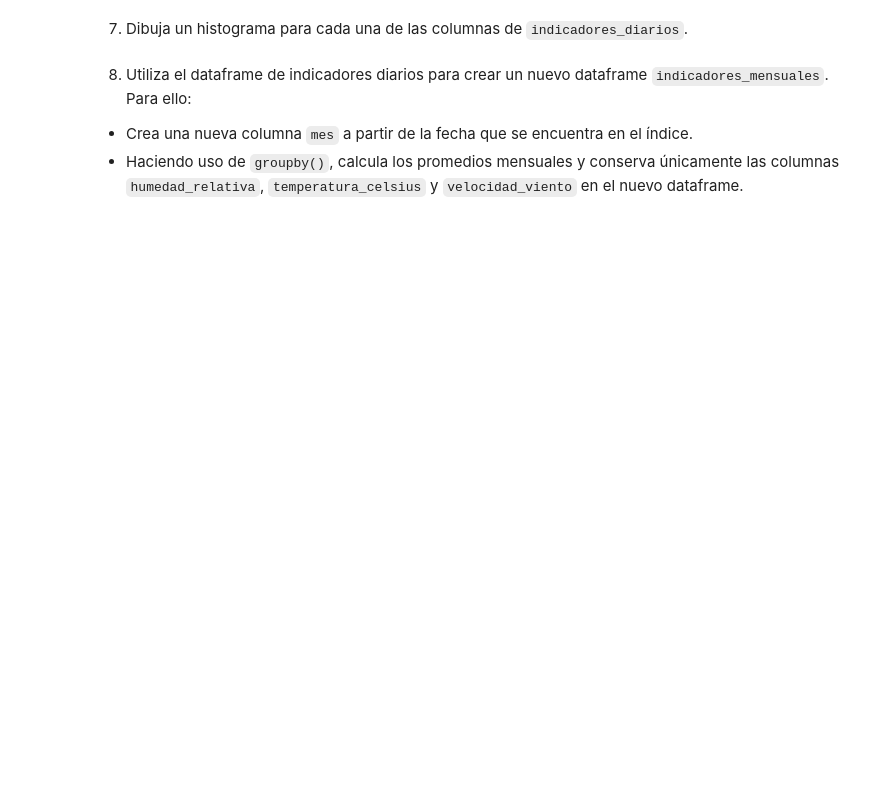
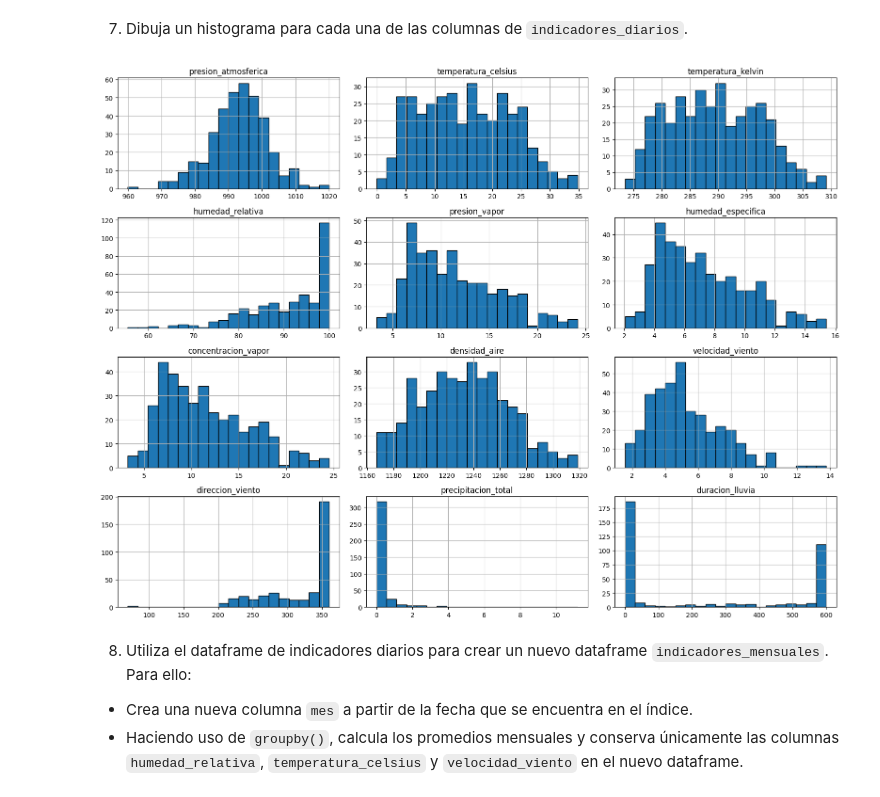
Before and after one commit to AlejandroC-25/Ciencia-y-analitica-de-datos-A00835060-, a Jupyter notebook: Actividad2AnalisisPandas.ipynb, the cells around one changed output. Cells and saved outputs as stored; diff of their text form; code cells hidden in the pictures; blank space fills up the shorter version.

```diff
--- a/Actividad2AnalisisPandas.ipynb
+++ b/Actividad2AnalisisPandas.ipynb
@@ -64,3 +167,11 @@ pd.set_option('display.max_columns', None)
 3. Determina la cantidad de valores únicos de cada columna.
 - La columna `medicion` tiene un valor menos que el número total de filas del dataframe, lo que indica que hay una fecha duplicada. Identifica cuál es.
 - Comprueba si las demás columnas también contienen los mismos valores; si es así, elimina  uno de los registros duplicados.
+# %%
+print(weather_df.nunique())
+
+registro_duplicado = weather_df[weather_df.duplicated(subset='medicion', keep=False)]
+display(registro_duplicado)
+
+weather_df = weather_df.drop_duplicates(subset='medicion', keep='first').reset_index(drop=True)
+print(f'Registros luego de eliminar el duplicado: {weather_df.shape[0]}')
@@ -69,3 +201,13 @@ pd.set_option('display.max_columns', None)
 - ¿Por qué son 144 horas diferentes?
 - La cantidad de combinaciones únicas de fecha y hora no coincide con el número total de mediciones. Aunque no haya valores NaN, esto no garantiza que no se hayan omitido registros. Identifica las fechas en las que faltan mediciones.
 - Una vez concluido el análisis de mediciones faltantes, elimina todos los registros que no correspondan al año 2020 y la columna `medicion`.
+# %%
+print(weather_df.nunique())
+
+mediciones_por_fecha = weather_df.groupby('fecha').size()
+fechas_incompletas = mediciones_por_fecha[mediciones_por_fecha != 144]
+print('Fechas con un número de mediciones distinto de 144:')
+print(fechas_incompletas)
+
+weather_df = weather_df[weather_df['medicion'].dt.year == 2020].drop(columns=['medicion']).reset_index(drop=True)
+print(f'Dimensión final de weather_df: {weather_df.shape}')
@@ -74,3 +234,20 @@ pd.set_option('display.max_columns', None)
 - ¿Cuál fue la máxima precipitación y a qué fecha pertenece?
 - ¿Cuáles fueron los tres días con las velocidades de viento más altas registradas?
 - ¿Cuántos días rebasaron el 90% de humedad relativa y los 30° celsius?
+# %%
+indicadores_diarios = weather_df.groupby('fecha').max(numeric_only=True)
+display(indicadores_diarios.head())
+
+precip_max = indicadores_diarios['precipitacion_total'].max()
+fecha_precip_max = indicadores_diarios['precipitacion_total'].idxmax()
+print(f'Precipitación máxima: {precip_max} mm — fecha: {fecha_precip_max}')
+
+top3_viento = indicadores_diarios['velocidad_viento'].sort_values(ascending=False).head(3)
+print('Top 3 días con mayor velocidad de viento:')
+print(top3_viento)
+
+dias_extremos = indicadores_diarios[(indicadores_diarios['humedad_relativa'] > 90) &
+                                     (indicadores_diarios['temperatura_celsius'] > 30)]
+print(f'Días con humedad relativa > 90% y temperatura > 30°C simultáneamente: {len(dias_extremos)}')
+print(f"(De referencia: {(indicadores_diarios['humedad_relativa'] > 90).sum()} días con hr > 90%, "
+      f"{(indicadores_diarios['temperatura_celsius'] > 30).sum()} días con temp > 30°C)")
@@ -82,5 +296,11 @@ pd.set_option('display.max_columns', None)
 # %% [markdown]
 7.	Dibuja un histograma para cada una de las columnas de `indicadores_diarios`.
+# %%
+indicadores_diarios.hist(figsize=(16, 12), bins=20, edgecolor='black')
+plt.tight_layout()
+plt.show()
+# %% [output]
+[figure, added]
 # %% [markdown]
 8. Utiliza el dataframe de indicadores diarios para crear un nuevo dataframe `indicadores_mensuales`. Para ello:
 - Crea una nueva columna `mes` a partir de la fecha que se encuentra en el índice.
```
Also changed, not shown: parts of 14 cells of this notebook.
